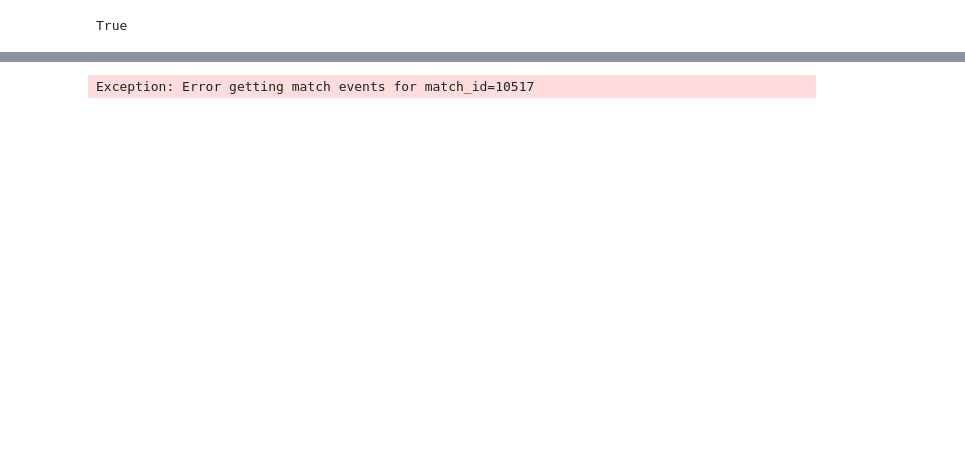
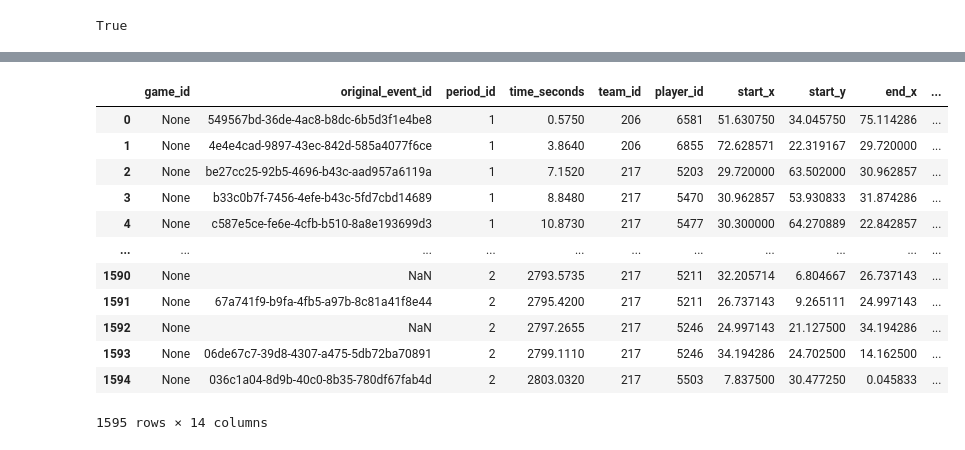
Before and after one commit to SALabUFMG/gandula-rating, a Jupyter notebook: notebooks/event_extraction.ipynb, the cells around one changed output, grey strips where cells are left out. Drawn from its saved outputs; the diff is of its cells as text; code cells hidden in the pictures; blank space fills up the shorter version.

Commit message:
spadl loader

```diff
--- a/notebooks/event_extraction.ipynb
+++ b/notebooks/event_extraction.ipynb
@@ -42,45 +58,16 @@ client = get_client(api_url, api_key)
-# %%
-query = """
-query possessionEvents(
-  $gameId: ID!,
-  $possessionEventType: PossessionEventType,
-  $sortField: PossessionEventSortFields,
-  $sortOrder: SortOrder
-) {
-  possessionEvents(
-    gameId: $gameId,
-    possessionEventType: $possessionEventType,
-    sortField: $sortField,
-    sortOrder: $sortOrder
-  ) {
-    duration
-    endTime
-    formattedGameClock
-    gameClock
-    id
-    insertedAt
-    lastInGameEvent
-    period
-    possessionEventType
-    startTime
-    updatedAt
-    videoUrl
-  }
-}
-"""
-
-variables = {
-  "gameId": 4625,
-  "possessionEventType": "BC",
-  "sortField": "ID",
-  "sortOrder": "ASC"
-}
-
-client.execute(
-         gql(query),
-         variable_values=variables,
-         serialize_variables=True,
-         parse_result=True,
-     )
-# %% [output]
-Exception: Error getting match events for match_id=10517
+# %%
+get_spadl_actions()
+# %% [output]
+|  | game_id | original_event_id | period_id | time_seconds | team_id | player_id | start_x | start_y | end_x | ... |
+| 0 | None | 549567bd-36de-4ac8-b8dc-6b5d3f1e4be8 | 1 | 0.5750 | 206 | 6581 | 51.630750 | 34.045750 | 75.114286 | ... |
+| 1 | None | 4e4e4cad-9897-43ec-842d-585a4077f6ce | 1 | 3.8640 | 206 | 6855 | 72.628571 | 22.319167 | 29.720000 | ... |
+| 2 | None | be27cc25-92b5-4696-b43c-aad957a6119a | 1 | 7.1520 | 217 | 5203 | 29.720000 | 63.502000 | 30.962857 | ... |
+| 3 | None | b33c0b7f-7456-4efe-b43c-5fd7cbd14689 | 1 | 8.8480 | 217 | 5470 | 30.962857 | 53.930833 | 31.874286 | ... |
+| 4 | None | c587e5ce-fe6e-4cfb-b510-8a8e193699d3 | 1 | 10.8730 | 217 | 5477 | 30.300000 | 64.270889 | 22.842857 | ... |
+| ... | ... | ... | ... | ... | ... | ... | ... | ... | ... | ... |
+| 1590 | None | NaN | 2 | 2793.5735 | 217 | 5211 | 32.205714 | 6.804667 | 26.737143 | ... |
+| 1591 | None | 67a741f9-b9fa-4fb5-a97b-8c81a41f8e44 | 2 | 2795.4200 | 217 | 5211 | 26.737143 | 9.265111 | 24.997143 | ... |
+| 1592 | None | NaN | 2 | 2797.2655 | 217 | 5246 | 24.997143 | 21.127500 | 34.194286 | ... |
+| 1593 | None | 06de67c7-39d8-4307-a475-5db72ba70891 | 2 | 2799.1110 | 217 | 5246 | 34.194286 | 24.702500 | 14.162500 | ... |
+| 1594 | None | 036c1a04-8d9b-40c0-8b35-780df67fab4d | 2 | 2803.0320 | 217 | 5503 | 7.837500 | 30.477250 | 0.045833 | ... |
+1595 rows × 14 columns
```
Also changed, not shown: parts of 4 cells of this notebook, 5 other files.
